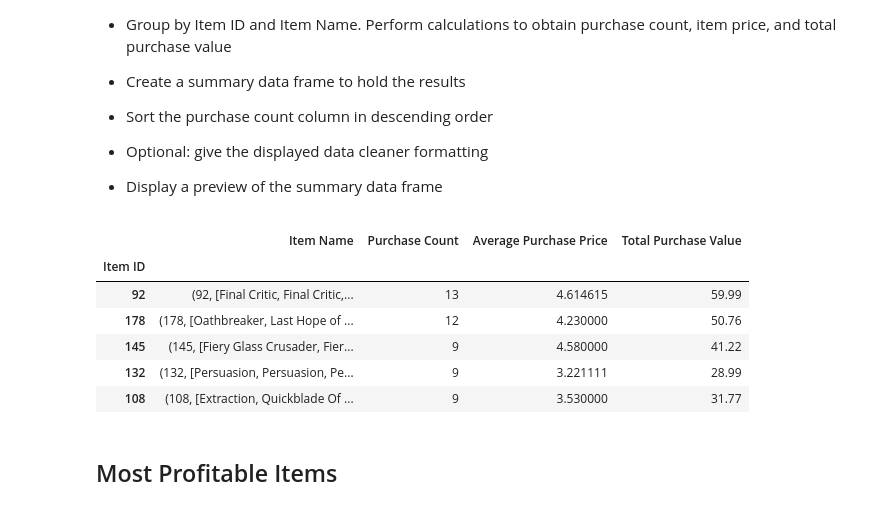
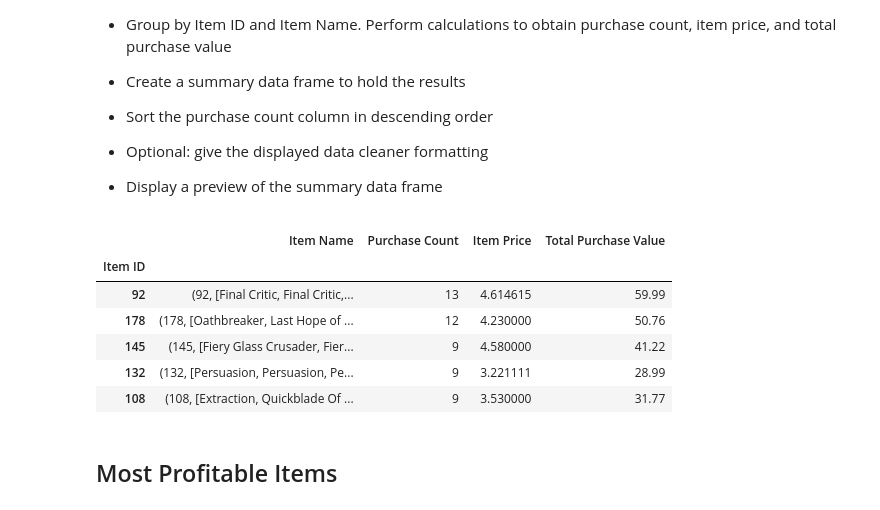
Before and after one commit to HIna-Ahmad/pandas-challenge, a Jupyter notebook: HeroesOfPymoli/HeroesOfPymoli_starter.ipynb, the cells around one changed output. Drawn from its saved outputs; the diff is of its cells as text; code cells hidden in the pictures.

```diff
--- a/HeroesOfPymoli/HeroesOfPymoli_starter.ipynb
+++ b/HeroesOfPymoli/HeroesOfPymoli_starter.ipynb
@@ -443,35 +443,35 @@ new_df = purchase_data_df[["Purchase ID", "Price", "Item Name", "Item ID"]]
 purch_per_item = new_df.groupby("Item ID")["Purchase ID"].count()
 
 
 
 #2. Average price of item
 avg_per_item = new_df.groupby("Item ID")["Price"].mean()
 
 
 
 #3. Total dollar amount of items
 total_per_item = new_df.groupby("Item ID")["Price"].sum()
 
 #4.
 #item_name = new_df["Item Name"]
 
 #5.
 item_name = new_df.groupby("Item ID")["Item Name"]
 
 
 
 # Create a summary dataframe with multiple column containing the results from the previous calculation
-sn_summary2 = pd.DataFrame({"Item Name":item_name, "Purchase Count":purch_per_item, "Average Purchase Price":avg_per_item, "Total Purchase Value": total_per_item})
+sn_summary2 = pd.DataFrame({"Item Name":item_name, "Purchase Count":purch_per_item, "Item Price":avg_per_item, "Total Purchase Value": total_per_item})
 
 sn_summary2.head()
 
 
 
 
 sort = sn_summary2.sort_values("Purchase Count", ascending=False)
 sort.head(5)
 # %% [output]
-|  | Item Name | Purchase Count | Average Purchase Price | Total Purchase Value |
+|  | Item Name | Purchase Count | Item Price | Total Purchase Value |
 | Item ID |  |  |  |  |
 | 92 | (92, [Final Critic, Final Critic,... | 13 | 4.614615 | 59.99 |
 | 178 | (178, [Oathbreaker, Last Hope of ... | 12 | 4.230000 | 50.76 |
```
Also changed, not shown: parts of 1 cell of this notebook.
